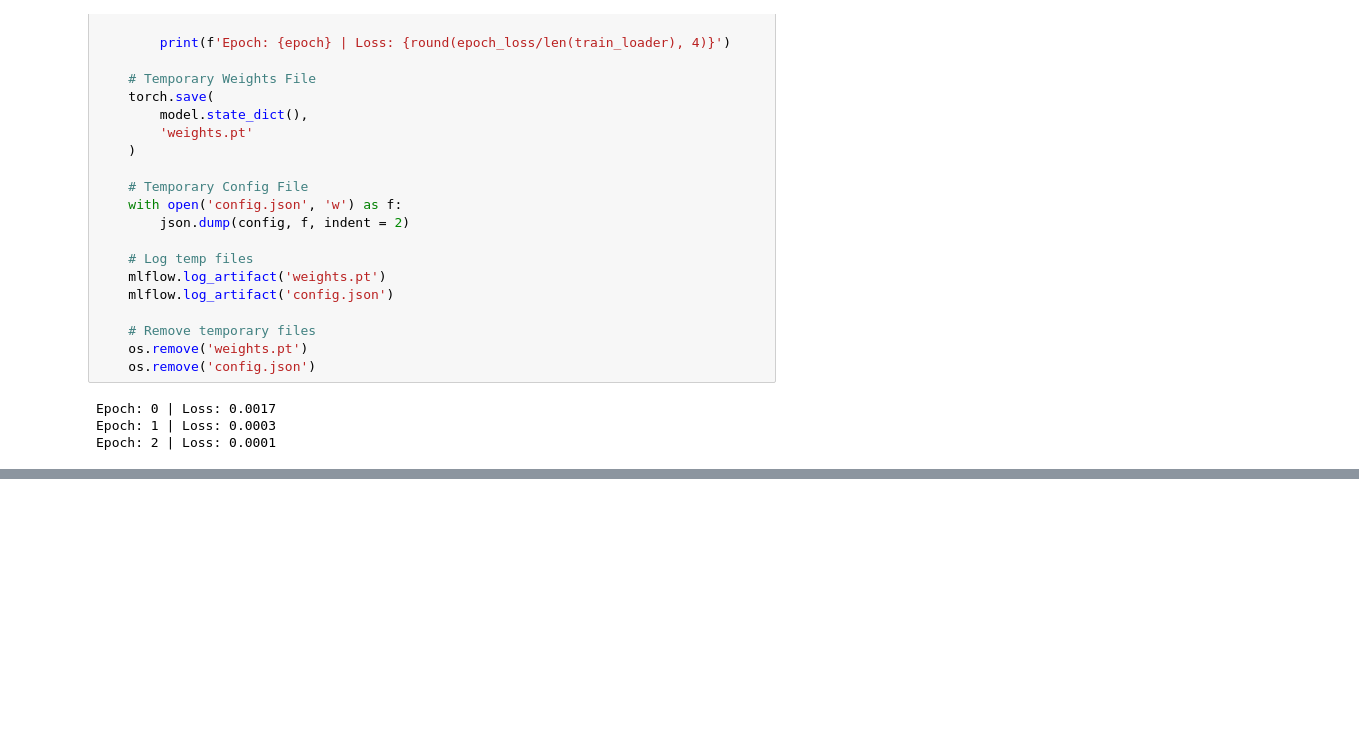
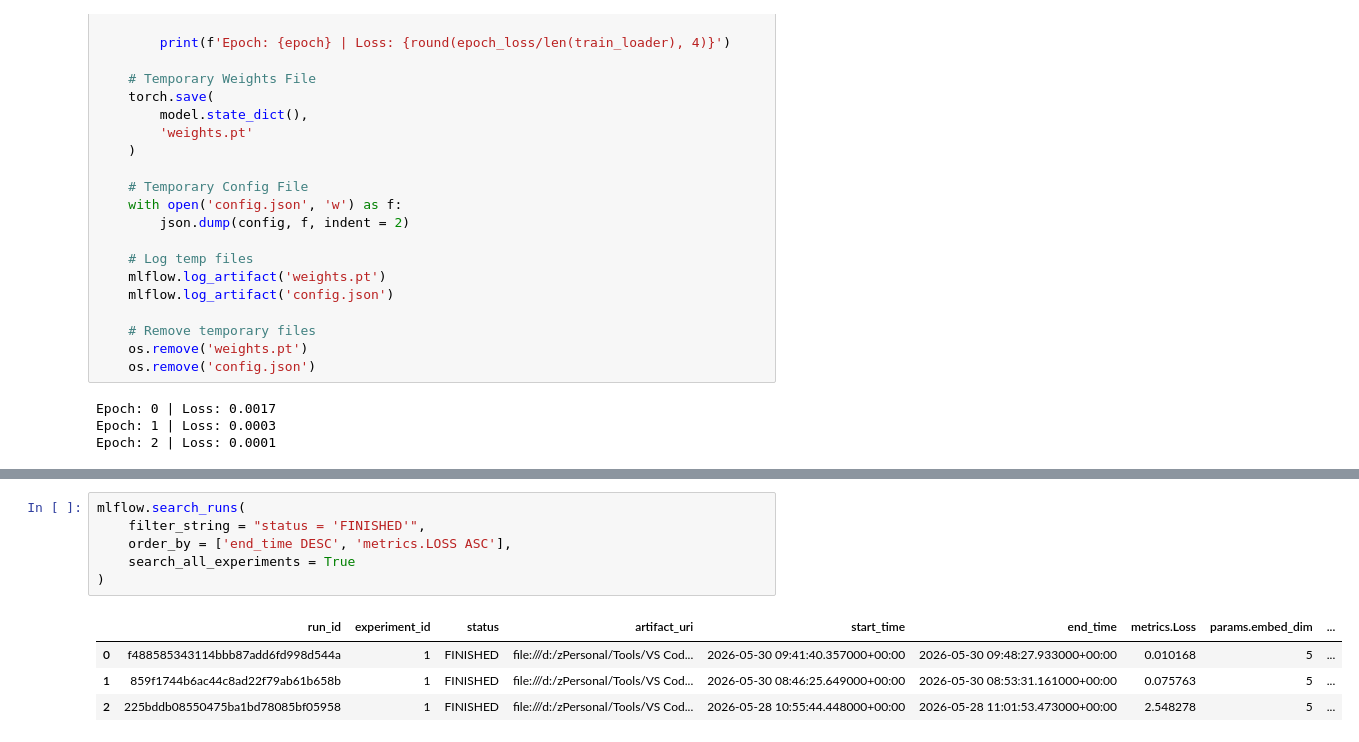
Before and after one commit to Kyo-Fox22/FakeNewsDetection, a Jupyter notebook: notebooks/model_building.ipynb, the cells around one changed output, grey strips where cells are left out. Saved outputs shown, nothing was run; the diff lists cells and outputs as text; blank space fills up the shorter version.

```diff
--- a/notebooks/model_building.ipynb
+++ b/notebooks/model_building.ipynb
@@ -326,0 +389,11 @@ Epoch: 2 | Loss: 0.0001
+# %%
+mlflow.search_runs(
+    filter_string = "status = 'FINISHED'",
+    order_by = ['end_time DESC', 'metrics.LOSS ASC'],
+    search_all_experiments = True
+)
+# %% [output]
+|  | run_id | experiment_id | status | artifact_uri | start_time | end_time | metrics.Loss | params.embed_dim | ... |
+| 0 | f488585343114bbb87add6fd998d544a | 1 | FINISHED | file:///d:/zPersonal/Tools/VS Cod... | 2026-05-30 09:41:40.357000+00:00 | 2026-05-30 09:48:27.933000+00:00 | 0.010168 | 5 | ... |
+| 1 | 859f1744b6ac44c8ad22f79ab61b658b | 1 | FINISHED | file:///d:/zPersonal/Tools/VS Cod... | 2026-05-30 08:46:25.649000+00:00 | 2026-05-30 08:53:31.161000+00:00 | 0.075763 | 5 | ... |
+| 2 | 225bddb08550475ba1bd78085bf05958 | 1 | FINISHED | file:///d:/zPersonal/Tools/VS Cod... | 2026-05-28 10:55:44.448000+00:00 | 2026-05-28 11:01:53.473000+00:00 | 2.548278 | 5 | ... |
```
Also changed, not shown: parts of 3 cells of this notebook, 3 other files.
